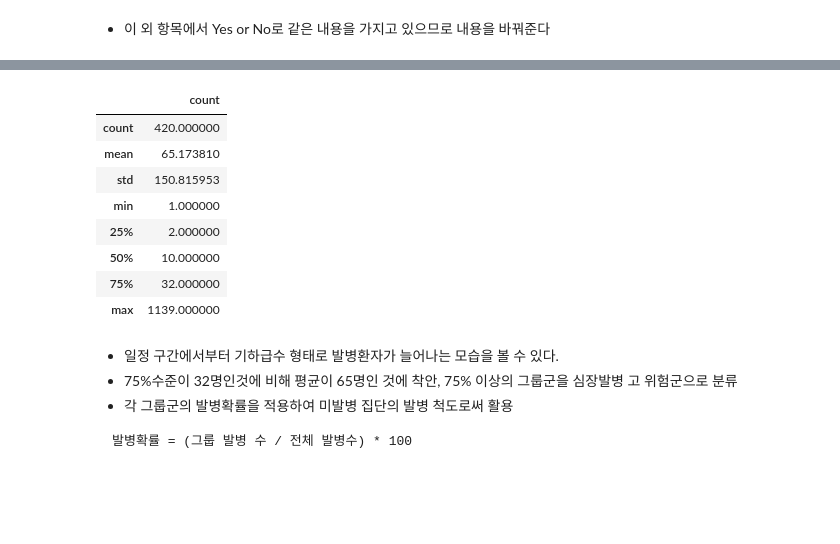
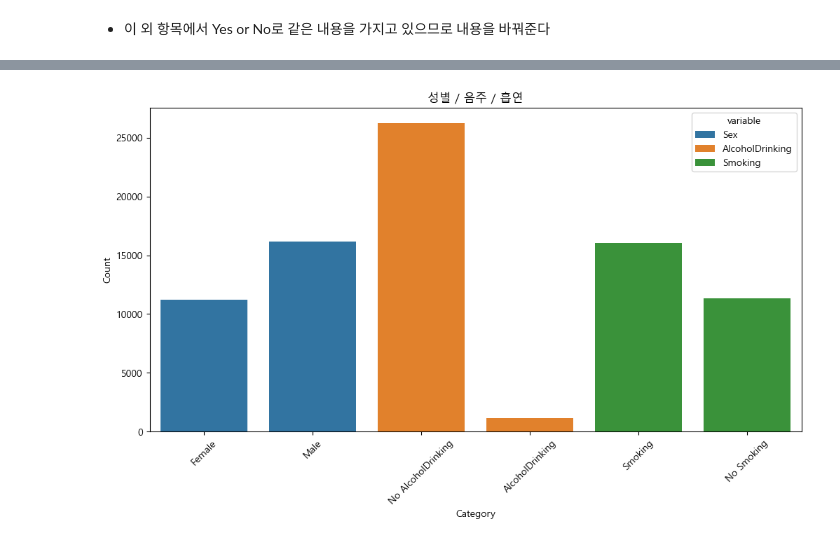
Before and after one commit to nohjuhyeon/healthcare_team, a Jupyter notebook: docs/yohan/Analysis/helth_analysis.ipynb, the cells around one changed output, grey strips where cells are left out. Saved outputs shown, nothing was run; the diff lists cells and outputs as text; code cells hidden in the pictures; blank space fills up the shorter version.

````diff
--- a/docs/yohan/Analysis/helth_analysis.ipynb
+++ b/docs/yohan/Analysis/helth_analysis.ipynb
@@ -96,4 +102,5 @@ dtype: int64
 - 심장병 유발자를 추출하여 세분화를 진행한다
 # %%
 df_imnotok = df_heart.query('HeartDisease == "Yes"')
-df_imnotok
+df_imnotok = df_imnotok.reset_index()
+df_imnotok = df_imnotok.drop(columns=['index','HeartDisease'])
@@ -263,19 +236,0 @@ plt.show()
-# %%
-data.describe()
-# %% [output]
-|  | count |
-| count | 420.000000 |
-| mean | 65.173810 |
-| std | 150.815953 |
-| min | 1.000000 |
-| 25% | 2.000000 |
-| 50% | 10.000000 |
-| 75% | 32.000000 |
-| max | 1139.000000 |
-# %% [markdown]
-- 일정 구간에서부터 기하급수 형태로 발병환자가 늘어나는 모습을 볼 수 있다.
-- 75%수준이 32명인것에 비해 평균이 65명인 것에 착안, 75% 이상의 그룹군을 심장발병 고 위험군으로 분류
-- 각 그룹군의 발병확률을 적용하여 미발병 집단의 발병 척도로써 활용
-```
-발병확률 = (그룹 발병 수 / 전체 발병수) * 100
-```
@@ -291,0 +237,13 @@ from sklearn.metrics import silhouette_score
+# %%
+merged_data = pd.concat([df_imnotok['Sex'], df_imnotok['AlcoholDrinking'], df_imnotok['Smoking']], axis=1)
+
+# 카테고리별 countplot을 그립니다.
+plt.figure(figsize=(12, 6))
+sns.countplot(data=merged_data.melt(), x='value', hue='variable')
+plt.title('성별 / 음주 / 흡연')
+plt.xlabel('Category')
+plt.ylabel('Count')
+plt.xticks(rotation=45)
+plt.show()
+# %% [output]
+[figure, added]
````
Also changed, not shown: parts of 15 cells of this notebook.
